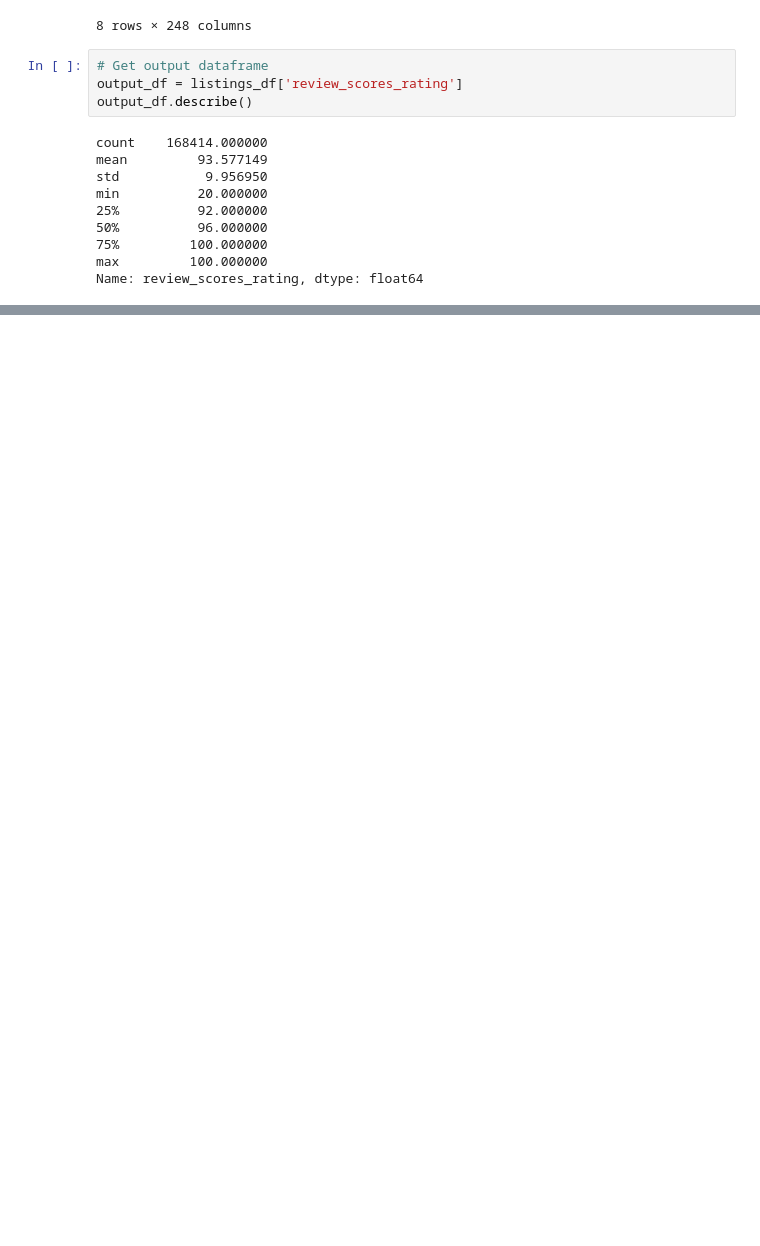
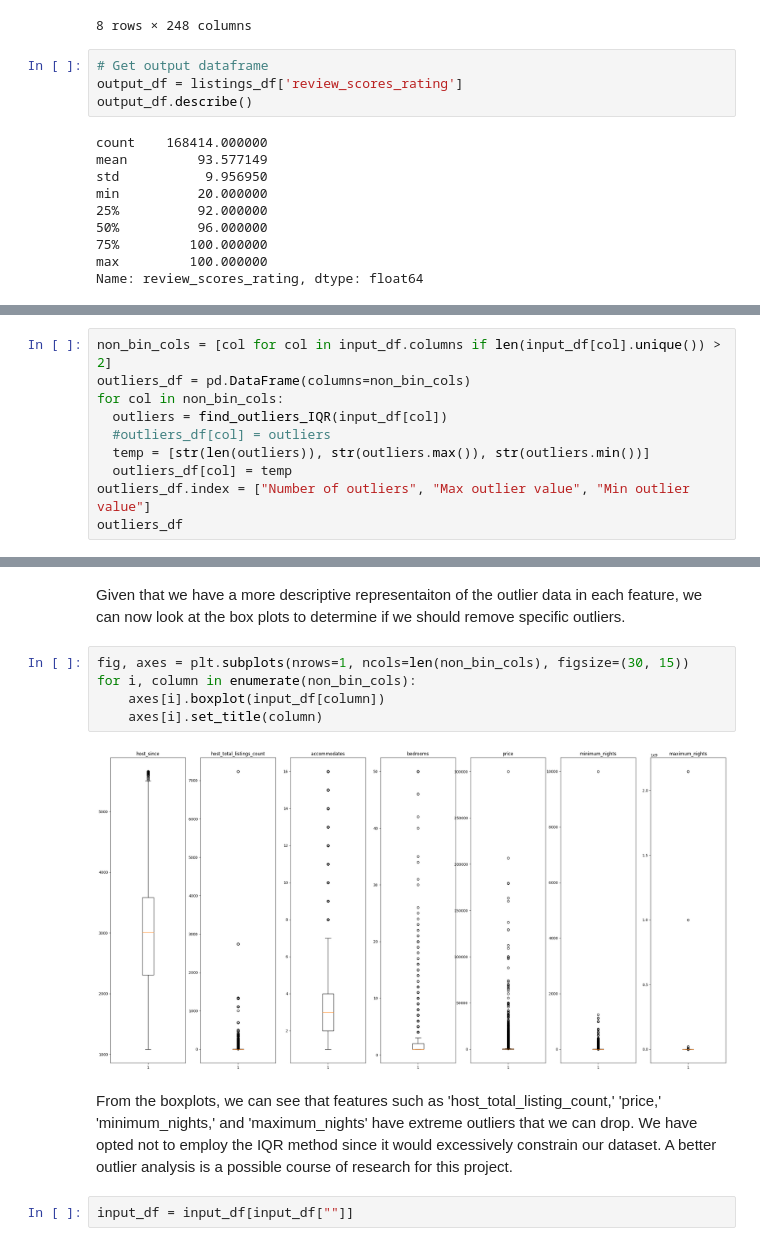
Before and after one commit to BrianMorse12604/151AGroupProject, a Jupyter notebook: project.ipynb, the cells around one changed output, grey strips where cells are left out. Drawn from its saved outputs; the diff is of its cells as text; blank space fills up the shorter version.

Commit message:
removed some outliers and normalized data

```diff
--- a/project.ipynb
+++ b/project.ipynb
@@ -298,0 +311,10 @@ Name: review_scores_rating, dtype: float64
+# %%
+non_bin_cols = [col for col in input_df.columns if len(input_df[col].unique()) > 2]
+outliers_df = pd.DataFrame(columns=non_bin_cols)
+for col in non_bin_cols:
+  outliers = find_outliers_IQR(input_df[col])
+  #outliers_df[col] = outliers
+  temp = [str(len(outliers)), str(outliers.max()), str(outliers.min())]
+  outliers_df[col] = temp
+outliers_df.index = ["Number of outliers", "Max outlier value", "Min outlier value"]
+outliers_df
@@ -298,0 +326,13 @@ Name: review_scores_rating, dtype: float64
+# %% [markdown]
+Given that we have a more descriptive representaiton of the outlier data in each feature, we can now look at the box plots to determine if we should remove specific outliers.
+# %%
+fig, axes = plt.subplots(nrows=1, ncols=len(non_bin_cols), figsize=(30, 15))
+for i, column in enumerate(non_bin_cols):
+    axes[i].boxplot(input_df[column])
+    axes[i].set_title(column)
+# %% [output]
+[figure, added]
+# %% [markdown]
+From the boxplots, we can see that features such as 'host_total_listing_count,' 'price,' 'minimum_nights,' and 'maximum_nights' have extreme outliers that we can drop. We have opted not to employ the IQR method since it would excessively constrain our dataset. A better outlier analysis is a possible course of research for this project.
+# %%
+input_df = input_df[input_df[""]]
```
Also changed, not shown: parts of 7 cells of this notebook.
